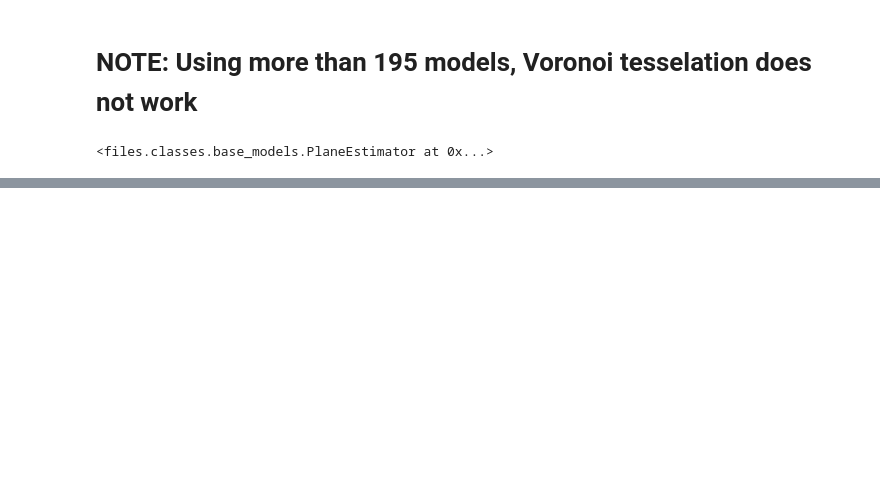
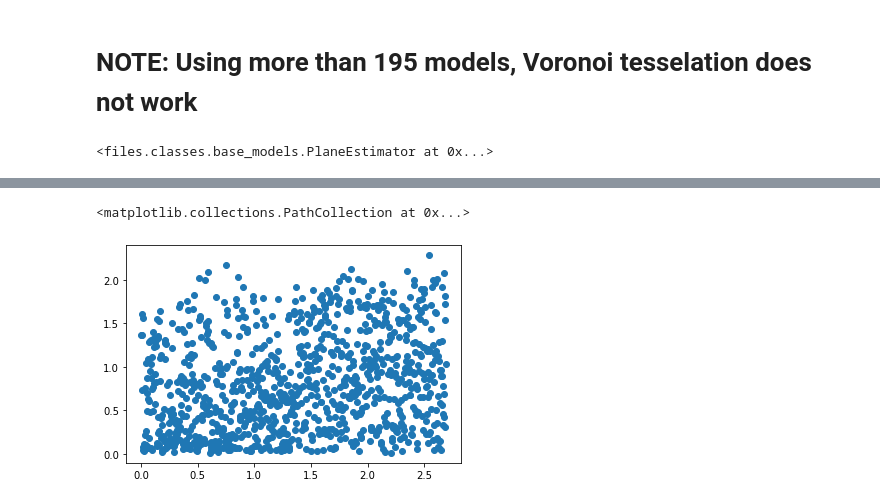
Before and after one commit to catonzio/Neural-PreferenceIsolation, a Jupyter notebook: src/notebooks/pif_3d.ipynb, the cells around one changed output, grey strips where cells are left out. Drawn from its saved outputs; the diff is of its cells as text; code cells hidden in the pictures; blank space fills up the shorter version.

```diff
--- a/src/notebooks/pif_3d.ipynb
+++ b/src/notebooks/pif_3d.ipynb
@@ -6,7 +6,7 @@ from files.pif.pif import *
 # %% [markdown]
 # NOTE: Using more than 195 models, Voronoi tesselation does not work
 # %%
-ds, gt = create_plane(num_points=1000, of=0.5)
+ds, gt = create_paraboloide(num_points=1000, of=0.5)
 plot3d(ds, gt)
 # %%
 from files.classes.base_models import *
@@ -51,0 +54,3 @@ PIF AUC:  0.9303319999999999
+# %%
+ae = NeuralNetwork(neurons=[3, 18, 6, 2, 6, 18, 3], activation=torch.tanh)
+ae.fit(data=ds[:-1], epochs=300, print_training=True);
@@ -51,0 +63,5 @@ PIF AUC:  0.9303319999999999
+# %%
+plt.scatter(np.linspace(res.min(), res.max(), num=len(res)), ae.get_residuals(data=ds))
+# %% [output]
+<matplotlib.collections.PathCollection at 0x...>
+[figure, added]
```
Also changed, not shown: parts of 5 cells of this notebook, 9 other files.
